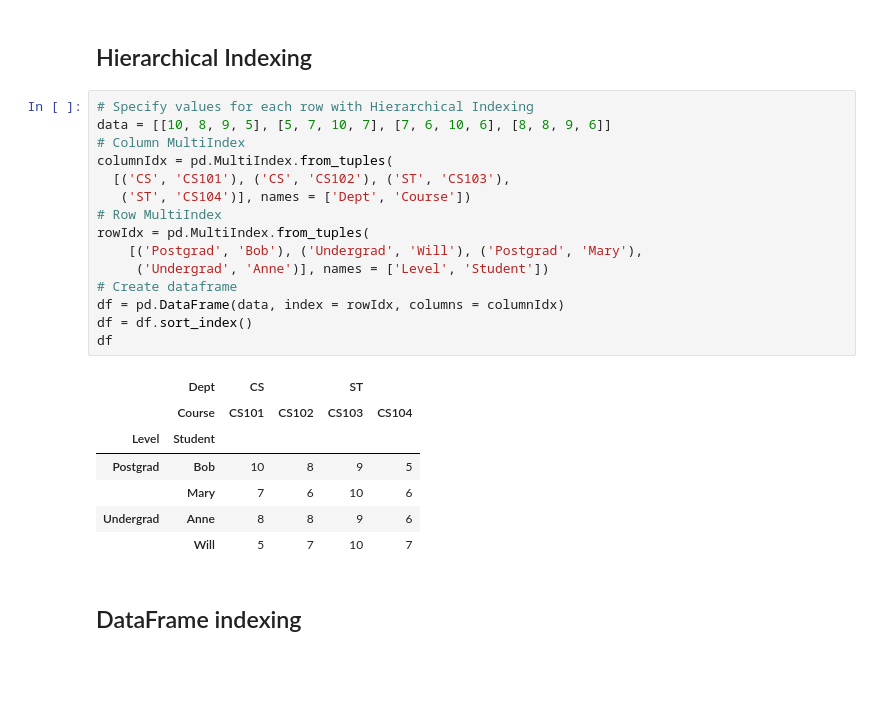
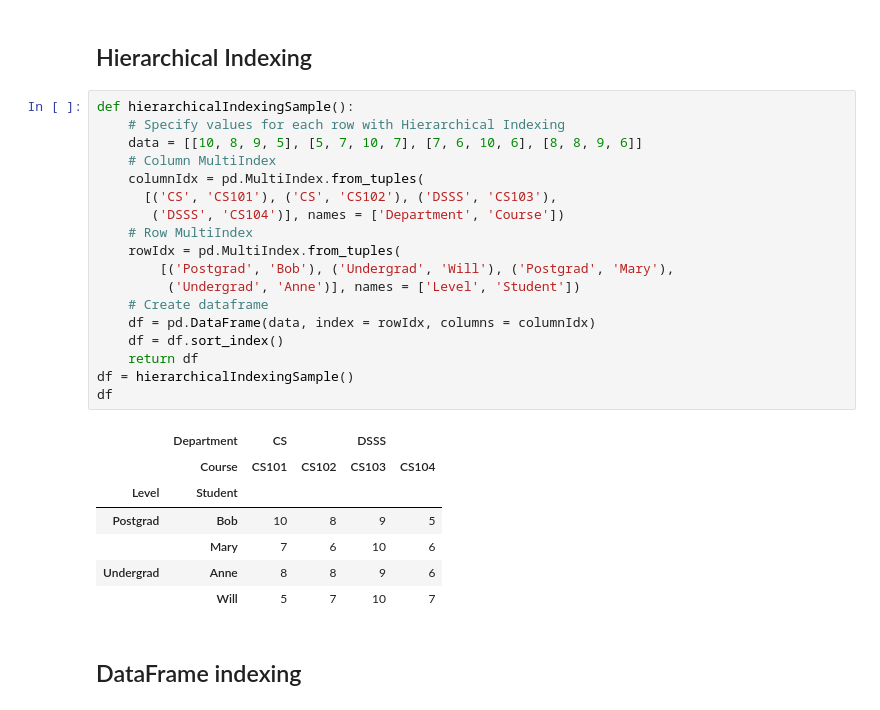
Before and after one commit to bzafiris/jupyter-tutorial, a Jupyter notebook: notebooks/pandas-tutorial.ipynb, the cells around one changed output. Cells and saved outputs as stored; diff of their text form; blank space fills up the shorter version.

```diff
--- a/notebooks/pandas-tutorial.ipynb
+++ b/notebooks/pandas-tutorial.ipynb
@@ -91,22 +91,25 @@ df
 # %% [markdown]
 ## Hierarchical Indexing
 # %%
-# Specify values for each row with Hierarchical Indexing
-data = [[10, 8, 9, 5], [5, 7, 10, 7], [7, 6, 10, 6], [8, 8, 9, 6]]
-# Column MultiIndex
-columnIdx = pd.MultiIndex.from_tuples(
-  [('CS', 'CS101'), ('CS', 'CS102'), ('ST', 'CS103'),
-   ('ST', 'CS104')], names = ['Dept', 'Course'])
-# Row MultiIndex
-rowIdx = pd.MultiIndex.from_tuples(
-    [('Postgrad', 'Bob'), ('Undergrad', 'Will'), ('Postgrad', 'Mary'),
-     ('Undergrad', 'Anne')], names = ['Level', 'Student'])
-# Create dataframe
-df = pd.DataFrame(data, index = rowIdx, columns = columnIdx)
-df = df.sort_index()
+def hierarchicalIndexingSample():
+    # Specify values for each row with Hierarchical Indexing
+    data = [[10, 8, 9, 5], [5, 7, 10, 7], [7, 6, 10, 6], [8, 8, 9, 6]]
+    # Column MultiIndex
+    columnIdx = pd.MultiIndex.from_tuples(
+      [('CS', 'CS101'), ('CS', 'CS102'), ('DSSS', 'CS103'),
+       ('DSSS', 'CS104')], names = ['Department', 'Course'])
+    # Row MultiIndex
+    rowIdx = pd.MultiIndex.from_tuples(
+        [('Postgrad', 'Bob'), ('Undergrad', 'Will'), ('Postgrad', 'Mary'),
+         ('Undergrad', 'Anne')], names = ['Level', 'Student'])
+    # Create dataframe
+    df = pd.DataFrame(data, index = rowIdx, columns = columnIdx)
+    df = df.sort_index()
+    return df
+df = hierarchicalIndexingSample()
 df
 # %% [output]
-|  | Dept | CS |  | ST |  |
+|  | Department | CS |  | DSSS |  |
 |  | Course | CS101 | CS102 | CS103 | CS104 |
 | Level | Student |  |  |  |  |
 | Postgrad | Bob | 10 | 8 | 9 | 5 |
```
Also changed, not shown: parts of 34 cells of this notebook.
